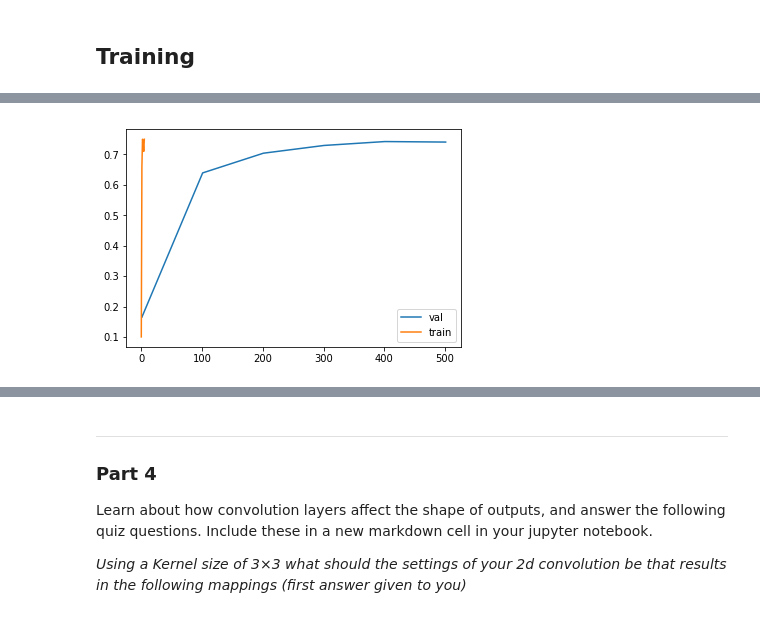
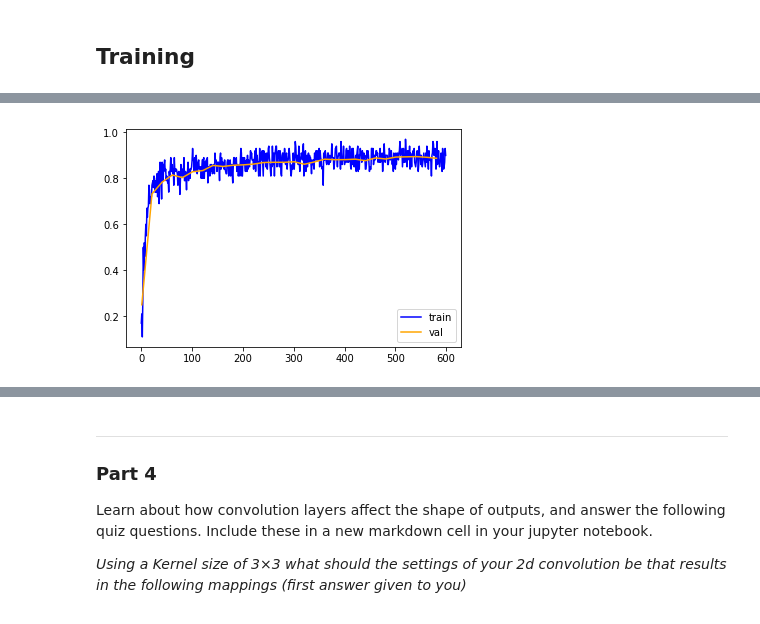
Before and after one commit to ALMerrill/cs474_labs_f2019, a Jupyter notebook: DL_Lab3.ipynb, the cells around one changed output, grey strips where cells are left out. Saved outputs shown, nothing was run; the diff lists cells and outputs as text; code cells hidden in the pictures.

```diff
--- a/DL_Lab3.ipynb
+++ b/DL_Lab3.ipynb
@@ -174,20 +154,29 @@ class ConvNetwork(nn.Module):
     super(ConvNetwork, self).__init__()
     x, y = dataset[0]
     c, h, w = x.size()
+    dim1 = 128
+    dim2 = 128
+    dim3 = 128
+    dim4 = 64
+    dim5 = 64
+    dim6 = 64
     output = 10
-    dim1 = 50
-    dim2 = 25
-    dim3 = 40
     image_size = (28,28)
-    initial = uniform
+    initial = 'Orth'
     self.net = nn.Sequential(
-        Conv2d(c, dim1, (3,3), padding=(1,1), initialization=initial),
+        Conv2d(c, dim1, (5,5), padding=(2,2), initial=initial),
         nn.ReLU(),
-        Conv2d(dim1, dim2, (3,3), padding=(1,1), initialization=initial),
+        Conv2d(dim1, dim2, (3,3), padding=(1,1), initial=initial),
         nn.ReLU(),
-        Conv2d(dim2, dim3, (3,3), padding=(1,1), initialization=initial),
+        Conv2d(dim2, dim3, (3,3), padding=(1,1), initial=initial),
         nn.ReLU(),
-        Conv2d(dim3, output, (28,28), padding=(0,0), initialization=initial)
+        Conv2d(dim3, dim4, (5,5), padding=(2,2), initial=initial),
+        nn.ReLU(),
+        Conv2d(dim4, dim5, (3,3), padding=(1,1), initial=initial),
+        nn.ReLU(),
+        Conv2d(dim5, dim6, (3,3), padding=(1,1), initial=initial),
+        nn.ReLU(),
+        Conv2d(dim6, output, (28,28), padding=(0,0), initial=initial)
     )
 
   def forward(self, x):
@@ -218,7 +207,7 @@ model = model.cuda()
 objective = CrossEntropyLoss()
 optimizer = optim.Adam(model.parameters(), lr=1e-3)
 
-batch_size = 1
+batch_size = 100
 
 train_loader = DataLoader(train_dataset,
                          batch_size=batch_size,
@@ -236,7 +225,7 @@ val_acc = []
 # %% [markdown]
 ## Training
 # %%
-EPOCHS = 1
+EPOCHS = 3
 
 
 
@@ -249,23 +238,17 @@ for epoch in range(EPOCHS):
     y_hat = model(x)
 
     loss = objective(y_hat, y_truth)
-    print('loss:', loss)
     loss.backward()
 
     losses.append(loss.item())
     acc = (y_hat.argmax(1) == y_truth).float().mean()
     train_acc.append(acc)
-    #### Just plot the accuracy of each batch? Or running accuracy? Or something else?
-
 
     loop.set_description('epoch: {}, loss: {:.4f}, accuracy: {:.3f}'
                          .format(epoch, loss, acc))
     loop.update(1)
-
     optimizer.step()
-
-    if batch % 100 == 0:
-
+    if batch % 20 == 0:
       y_hat_val = np.mean([(model(x.cuda()).argmax(1) == y_truth.cuda()).float().mean().item() for x, y_truth in val_loader])
       val_acc.append((len(losses), y_hat_val))
       val = np.mean([objective(model(x.cuda()), y.cuda()).item()
@@ -274,8 +257,8 @@ for epoch in range(EPOCHS):
   loop.close()
 
 a, b = zip(*validations)
-plt.plot(losses, label='train')
-plt.plot(a,b, label='val')
+plt.plot(losses, color='blue', label='train')
+plt.plot(a,b, color='orange', label='val')
 plt.legend()
 plt.show()
 # %% [output]
@@ -283,8 +284,8 @@ loss: tensor(6198.1396, device='cuda:0', grad_fn=<NllLossBackward>)
 # %%
 a, b = zip(*val_acc)
-plt.plot(a,b, label='val')
-plt.plot(train_acc, label='train')
+plt.plot(train_acc, color='blue', label='train')
+plt.plot(a,b, color='orange', label='val')
 plt.legend()
 plt.show()
 # %% [output]
-[figure, old version]
+[figure, new version]
```
Also changed, not shown: parts of 9 cells of this notebook.
